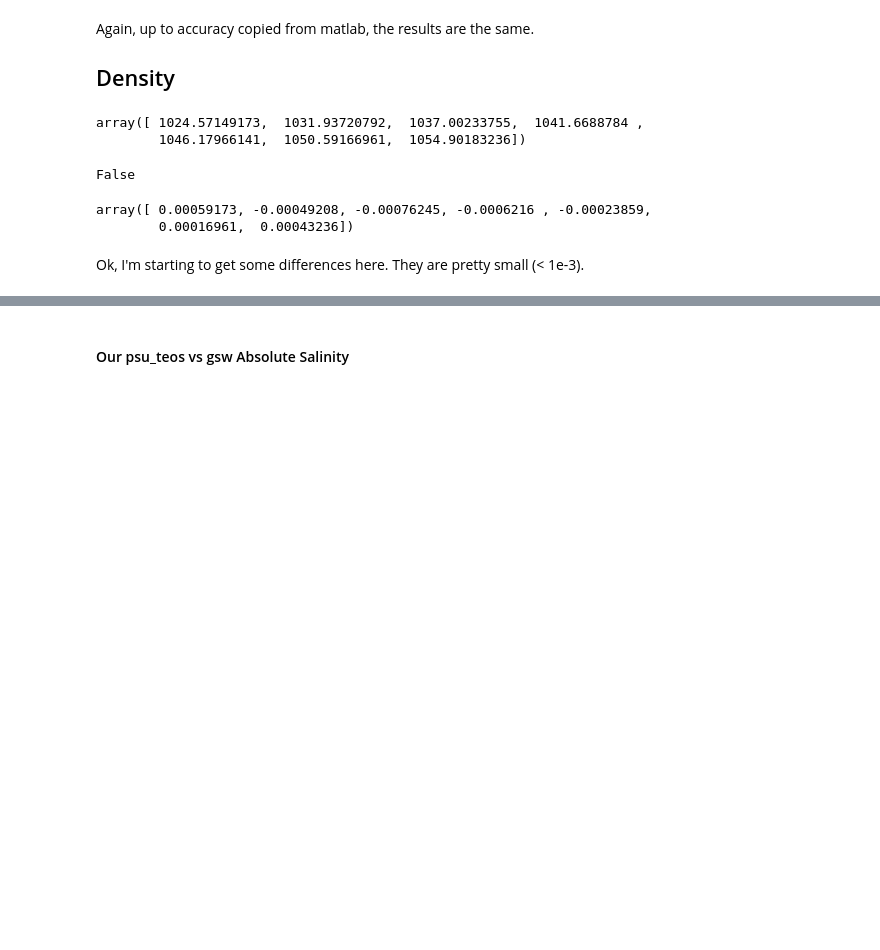
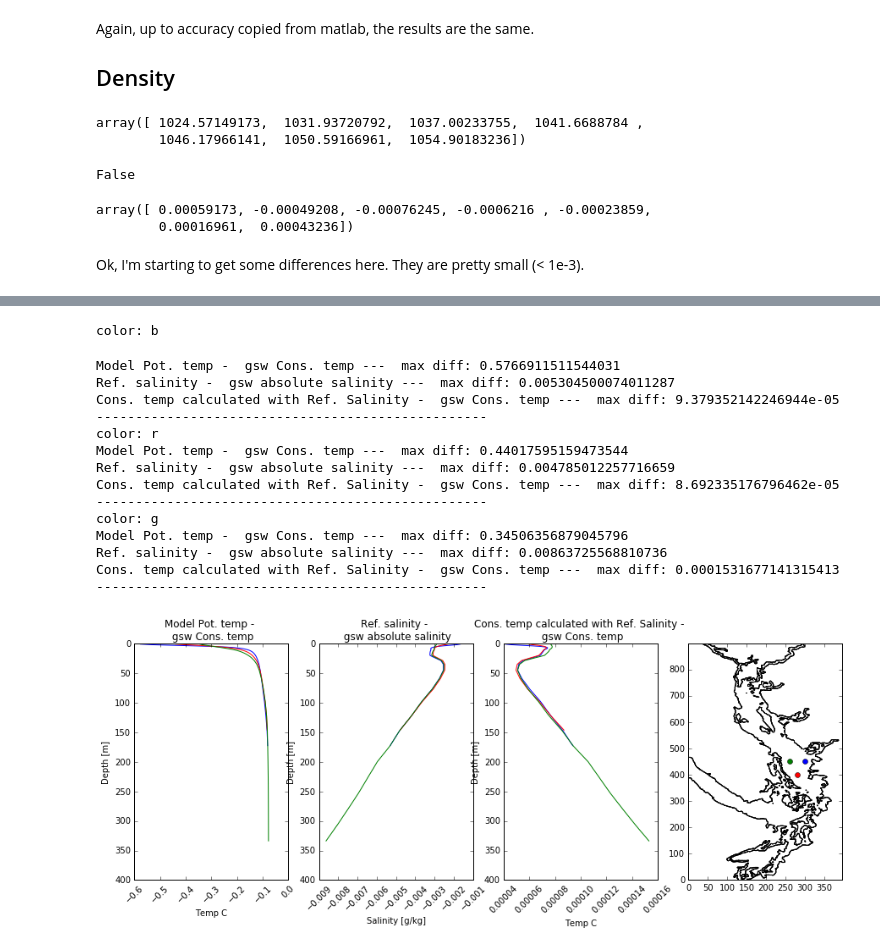
Before and after one commit to SalishSeaCast/analysis-nancy, a Jupyter notebook: notebooks/TEOS-10 and python gsw library.ipynb, the cells around one changed output, grey strips where cells are left out. Drawn from its saved outputs; the diff is of its cells as text; code cells hidden in the pictures; blank space fills up the shorter version.

```diff
--- a/notebooks/TEOS-10 and python gsw library.ipynb
+++ b/notebooks/TEOS-10 and python gsw library.ipynb
@@ -109,21 +111,0 @@ The primer says that the difference between potential temperature and conservati
-# %%
-j=450
-i=300
-t=0
-
-f = nc.Dataset('/results/SalishSea/nowcast/18jul16/SalishSea_1h_20160718_20160718_grid_T.nc')
-b = nc.Dataset('/data/nsoontie/MEOPAR/NEMO-forcing/grid/bathy_meter_SalishSea2.nc')
-mesh = nc.Dataset('/data/nsoontie/MEOPAR/NEMO-forcing/grid/mesh_mask_SalishSea2.nc')
-tmask = mesh.variables['tmask'][0,:,j,i]
-
-SP = f.variables['vosaline'][t,:,j,i]
-PT = f.variables['votemper'][t,:,j,i]
-d = f.variables['deptht'][:]
-lon = f.variables['nav_lon'][j,i]
-lat = f.variables['nav_lat'][j,i]
-
-p = gsw.p_from_z(-d,lat)
-SA = gsw.SA_from_SP(SP,p,lon, lat)
-SA_ourway = teos_tools.psu_teos(SP)
-CT = gsw.CT_from_pt(SA,PT)*tmask
-CT_ourway = gsw.CT_from_pt(SA_ourway, PT)*tmask
@@ -164,4 +111,0 @@ print(PT-CT)
-# %%
-fig,ax = plt.subplots(1,1)
-viz_tools.plot_coastline(ax,b)
-ax.plot(i,j,'o')
@@ -200,9 +155,6 @@ print (CT_ourway - CT)
 # %%
-j=400
-i=20
-tslice=slice('2015-08-16 00:30:00', '2016-08-16 00:30:00')
-
-ds = xr.open_dataset('https://salishsea.eos.ubc.ca/erddap/griddap/ubcSSn3DTracerFields1hV1')
+to = datetime.datetime(2016,6,17)
+tf = datetime.datetime(2016,8,17)
+fnames = analyze.get_filenames(to, tf, '1d', 'grid_T', '/results/SalishSea/nowcast/')
 b = nc.Dataset('/data/nsoontie/MEOPAR/NEMO-forcing/grid/bathy_meter_SalishSea2.nc')
 mesh = nc.Dataset('/data/nsoontie/MEOPAR/NEMO-forcing/grid/mesh_mask_SalishSea2.nc')
-tmask = mesh.variables['tmask'][0,:,j,i]
@@ -238,2 +160,0 @@ ax.plot(i,j,'o')
-# %% [markdown]
-#### Our psu_teos vs gsw Absolute Salinity
@@ -245,0 +161,27 @@ print (CT_ourway - CT)
+# %%
+# Model potential - gsw conservative temperature
+iss = [300, 280, 260]
+jss = [450, 400, 450]
+cols = ['b','r','g']
+fig,axs = plt.subplots(1,4,figsize=(15,5))
+for j,i,col in zip(jss, iss, cols):
+    print ('color: {}'.format(col))
+    compare_calculations(fnames, j, i, col, mesh, b, axs)
+    print ('--------------------------------------------------')
+# %% [output]
+color: b
+Model Pot. temp -  gsw Cons. temp ---  max diff: 0.5766911511544031
+Ref. salinity -  gsw absolute salinity ---  max diff: 0.005304500074011287
+Cons. temp calculated with Ref. Salinity -  gsw Cons. temp ---  max diff: 9.379352142246944e-05
+--------------------------------------------------
+color: r
+Model Pot. temp -  gsw Cons. temp ---  max diff: 0.44017595159473544
+Ref. salinity -  gsw absolute salinity ---  max diff: 0.004785012257716659
+Cons. temp calculated with Ref. Salinity -  gsw Cons. temp ---  max diff: 8.692335176796462e-05
+--------------------------------------------------
+color: g
+Model Pot. temp -  gsw Cons. temp ---  max diff: 0.34506356879045796
+Ref. salinity -  gsw absolute salinity ---  max diff: 0.00863725568810736
+Cons. temp calculated with Ref. Salinity -  gsw Cons. temp ---  max diff: 0.0001531677141315413
+--------------------------------------------------
+[figure, added]
```
Also changed, not shown: parts of 27 cells of this notebook.
